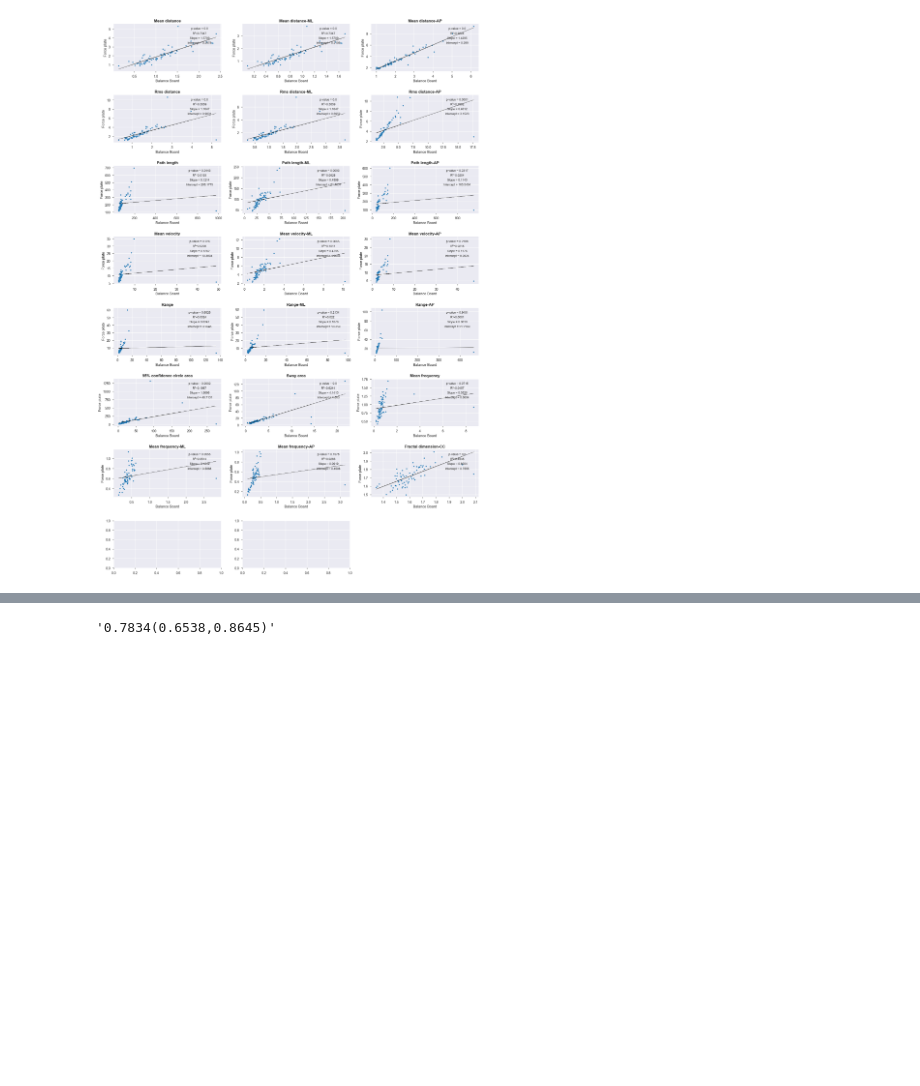
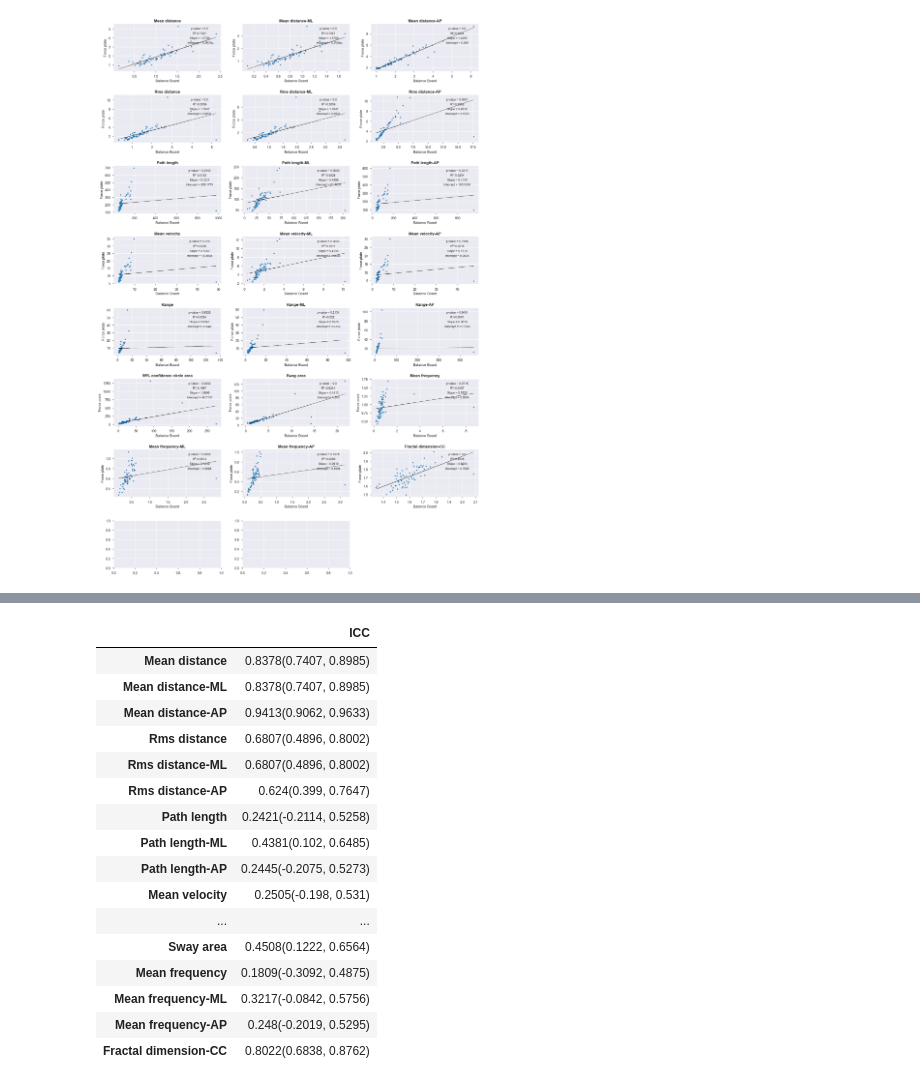
Before and after one commit to Antoninj/master_thesis, a Jupyter notebook: notebooks/feature_results_statistical_analysis.ipynb, the cells around one changed output, grey strips where cells are left out. Drawn from its saved outputs; the diff is of its cells as text; code cells hidden in the pictures; blank space fills up the shorter version.

```diff
--- a/notebooks/feature_results_statistical_analysis.ipynb
+++ b/notebooks/feature_results_statistical_analysis.ipynb
@@ -291,4 +333,0 @@ df = DataFrame({"WBB Mean distance": FloatVector(wbb_time["Mean distance"]),
-# %%
-icc_res = psych.ICC(df)
-iccs_r_df = icc_res[0]
-iccs_df = pandas2ri.ri2py(iccs_r_df)
@@ -305,4 +333,0 @@ iccs_df
-# %%
-icc = iccs_df.iloc[5].ICC
-icc_lower_bound = iccs_df.iloc[5]["lower bound"]
-icc_upper_bound = iccs_df.iloc[5]["upper bound"]
@@ -311,4 +333,0 @@ icc_result = "{}({},{})".format(round(icc,4),round(icc_lower_bound,4),round(icc_
-# %%
-icc_result
-# %% [output]
-'0.7834(0.6538,0.8645)'
@@ -314,0 +378,24 @@ icc_result
+# %%
+ICC_results = compute_ICC(wbb_time, fp_time)
+# %%
+ICC_results_df = pd.DataFrame.from_dict(ICC_results).transpose()
+# %%
+ICC_results_df
+# %% [output]
+|  | ICC |
+| Mean distance | 0.8378(0.7407, 0.8985) |
+| Mean distance-ML | 0.8378(0.7407, 0.8985) |
+| Mean distance-AP | 0.9413(0.9062, 0.9633) |
+| Rms distance | 0.6807(0.4896, 0.8002) |
+| Rms distance-ML | 0.6807(0.4896, 0.8002) |
+| Rms distance-AP | 0.624(0.399, 0.7647) |
+| Path length | 0.2421(-0.2114, 0.5258) |
+| Path length-ML | 0.4381(0.102, 0.6485) |
+| Path length-AP | 0.2445(-0.2075, 0.5273) |
+| Mean velocity | 0.2505(-0.198, 0.531) |
+| ... | ... |
+| Sway area | 0.4508(0.1222, 0.6564) |
+| Mean frequency | 0.1809(-0.3092, 0.4875) |
+| Mean frequency-ML | 0.3217(-0.0842, 0.5756) |
+| Mean frequency-AP | 0.248(-0.2019, 0.5295) |
+| Fractal dimension-CC | 0.8022(0.6838, 0.8762) |
```
Also changed, not shown: parts of 16 cells of this notebook, 5 other files.
